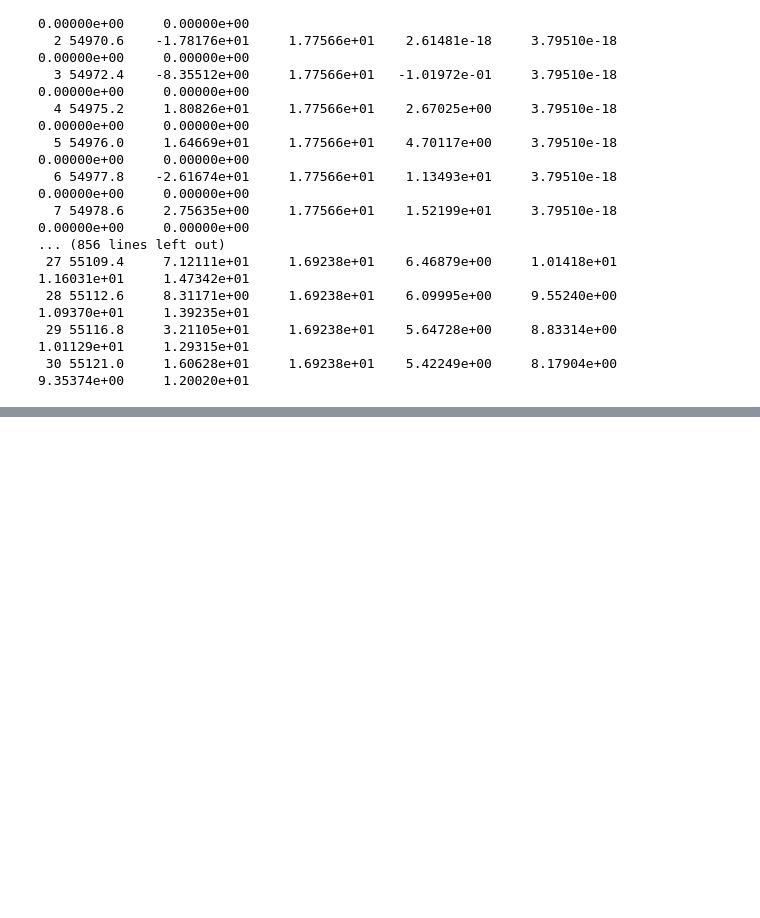
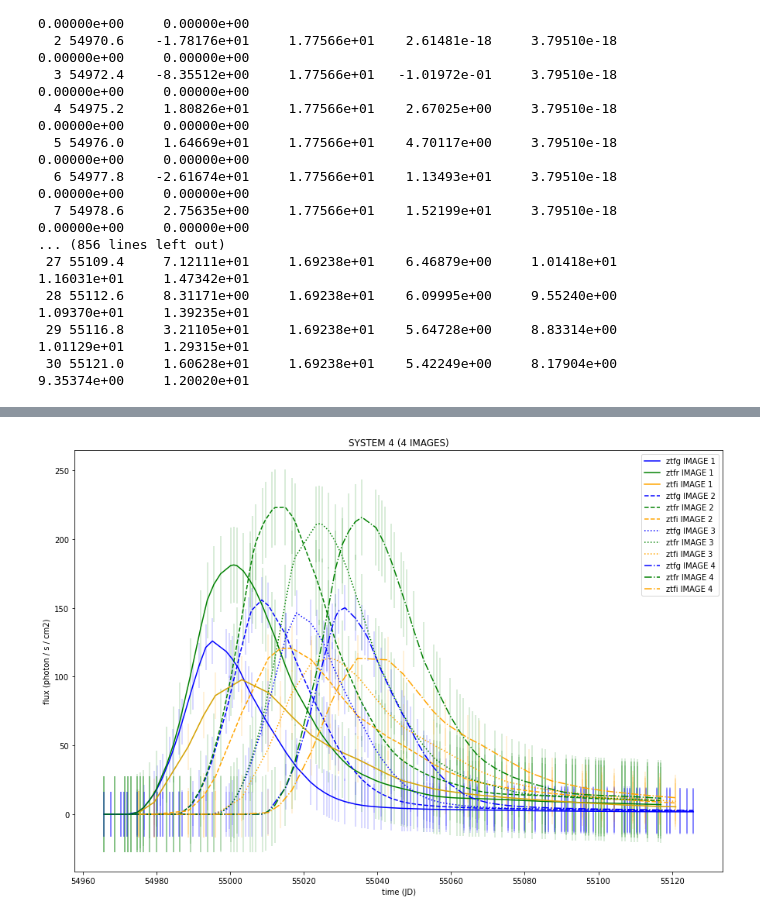
Before and after one commit to LeaPLGR/LensedSN124imagesLCs, a Jupyter notebook: LCSimulator_MultiImage.ipynb, the cells around one changed output, grey strips where cells are left out. Saved outputs shown, nothing was run; the diff lists cells and outputs as text; code cells hidden in the pictures; blank space fills up the shorter version.

```diff
--- a/LCSimulator_MultiImage.ipynb
+++ b/LCSimulator_MultiImage.ipynb
@@ -112,0 +313,67 @@ for sys in range(Nsys):
+# %%
+plt.figure(figsize=(15, 10))
+
+# IMAGE 1
+
+# ZTFG
+plt.plot(timeS4B1, fluxS4I1B1, color='b', label = 'ztfg IMAGE 1')
+plt.errorbar(timeS4B1, fluxS4I1B1, yerr=noiseS4B1, fmt='none', ecolor='b', alpha =0.2)
+
+#ZTGR
+plt.plot(timeS4B2, fluxS4I1B2, color='green', label='ztfr IMAGE 1')
+plt.errorbar(timeS4B2, fluxS4I1B2, yerr=noiseS4B2, fmt='none', ecolor='green', alpha =0.2)
+
+#ZTFI
+plt.plot(timeS4B3, fluxS4I1B3, color='orange', label='ztfi IMAGE 1')
+plt.errorbar(timeS4B3, fluxS4I1B3, yerr=noiseS4B3, ecolor='orange', alpha =0.2)
+
+
+# IMAGE 2
+# ZTFG
+plt.plot(timeS4B1, fluxS4I2B1, color='b', label='ztfg IMAGE 2', linestyle = 'dashed')
+plt.errorbar(timeS4B1, fluxS4I2B1, yerr=noiseS4B1, fmt='none', ecolor='b', alpha =0.2)
+
+# ZTFR
+plt.plot(timeS4B2, fluxS4I2B2, color='g', label='ztfr IMAGE 2', linestyle = 'dashed')
+plt.errorbar(timeS4B2, fluxS4I2B2, yerr=noiseS4B2,  fmt='none', ecolor='g', alpha =0.2)
+
+# ZTGI
+plt.plot(timeS4B3, fluxS4I2B3, color='orange', label='ztfi IMAGE 2', linestyle = 'dashed')
+plt.errorbar(timeS4B3, fluxS4I2B3, yerr=noiseS4B3, fmt='none', ecolor='orange', alpha =0.2)
+
+
+# IMAGE 3
+# ZTFG
+plt.plot(timeS4B1, fluxS4I3B1, color='b', label='ztfg IMAGE 3', linestyle = 'dotted')
+plt.errorbar(timeS4B1, fluxS4I3B1, yerr=noiseS4B1, fmt='none',  ecolor='b', alpha =0.2)
+
+# ZTFR
+plt.plot(timeS4B2, fluxS4I3B2, color='g', label='ztfr IMAGE 3', linestyle = 'dotted')
+plt.errorbar(timeS4B2, fluxS4I3B2, yerr=noiseS4B2, fmt='none',  ecolor='g', alpha =0.2)
+
+# ZTGI
+plt.plot(timeS4B3, fluxS4I3B3, color='orange', label='ztfi IMAGE 3', linestyle = 'dotted')
+plt.errorbar(timeS4B3, fluxS4I3B3, yerr=noiseS4B3,  fmt='none',  ecolor='orange', alpha =0.2)
+
+
+# IMAGE 4
+# ZTFG
+plt.plot(timeS4B1, fluxS4I4B1, color='b', label='ztfg IMAGE 4', linestyle = '-.')
+plt.errorbar(timeS4B1, fluxS4I4B1, yerr=noiseS4B1,  fmt='none',  ecolor='b', alpha =0.2)
+
+# ZTFR
+plt.plot(timeS4B2, fluxS4I4B2, color='g', label='ztfr IMAGE 4', linestyle = '-.')
+plt.errorbar(timeS4B2, fluxS4I4B2, yerr=noiseS4B2,  fmt='none',  ecolor='g', alpha =0.2)
+
+# ZTGI
+plt.plot(timeS4B3, fluxS4I4B3, color='orange', label='ztfi IMAGE 4', linestyle = '-.')
+plt.errorbar(timeS4B3, fluxS4I4B3, yerr=noiseS4B3,  fmt='none',  ecolor='orange', alpha =0.2)
+
+
+plt.title('SYSTEM 4 (4 IMAGES)')
+plt.xlabel('time (JD)')
+plt.ylabel('flux (photon / s / cm2)')
+plt.legend()
+plt.show()
+# %% [output]
+[figure, added]
```
Also changed, not shown: parts of 14 cells of this notebook.
